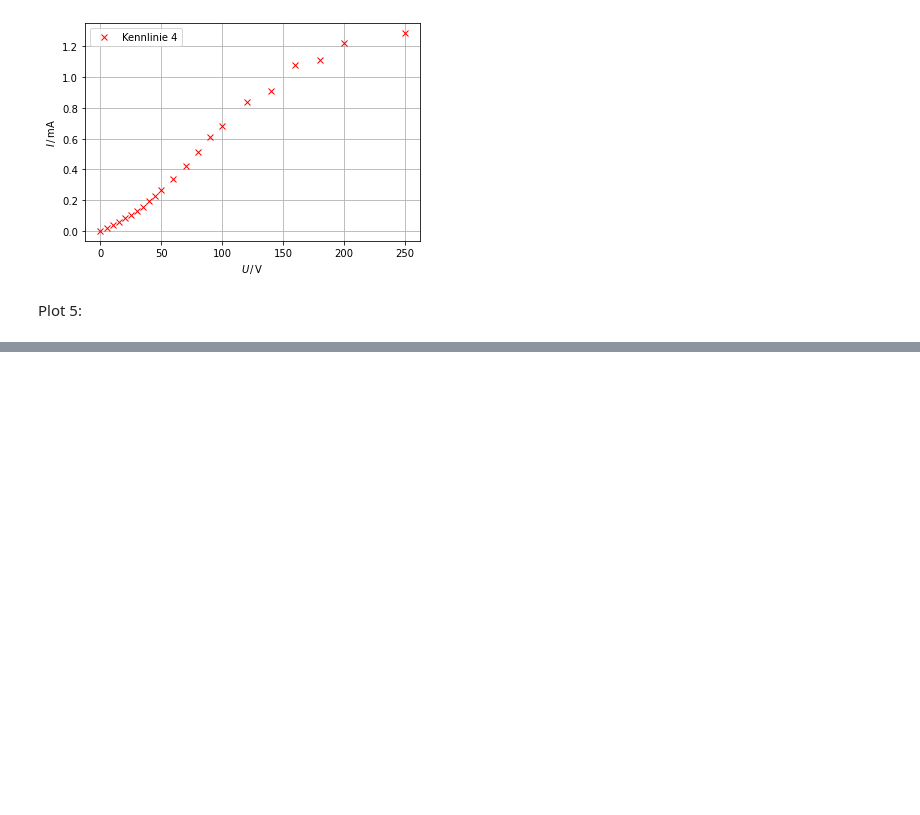
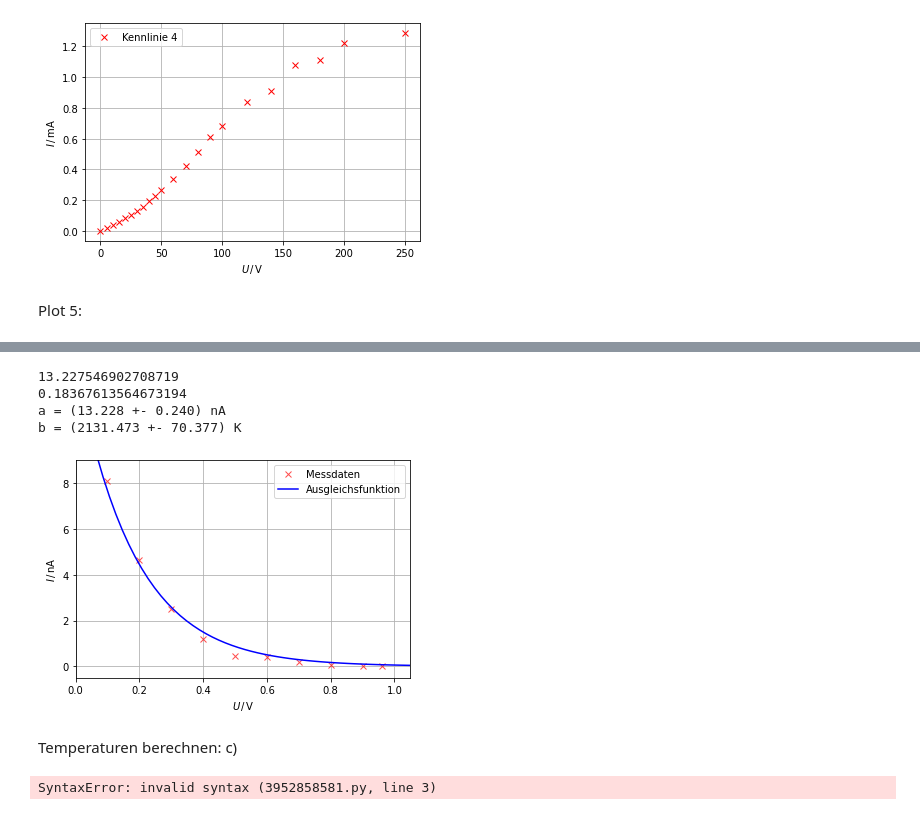
Before and after one commit to waerther/grundpraktikum2, a Jupyter notebook: v504/auswertung.ipynb, the cells around one changed output, grey strips where cells are left out. Saved outputs shown, nothing was run; the diff lists cells and outputs as text; code cells hidden in the pictures; blank space fills up the shorter version.

```diff
--- a/v504/auswertung.ipynb
+++ b/v504/auswertung.ipynb
@@ -177,0 +165,3 @@ b = (1.163 +- 0.034 )*10-3
+# %%
+md2 = pd.read_csv('tables/md2.csv')
+print(md2.to_latex(index = False, column_format= "c c", decimal=','))
@@ -177,0 +186,47 @@ b = (1.163 +- 0.034 )*10-3
+# %%
+np.savetxt('tables/md2.txt', md2.values, fmt='%.4f')
+U, I = np.genfromtxt('tables/md2.txt', unpack=True)
+
+plt.plot(U, I, 'xr', label = "Messdaten",  alpha = 0.7)
+
+def f(u, a, b):
+    return a * np.exp(-u / b)
+
+para, pcov = curve_fit(f, U, I)
+a, b = para
+fa, fb = np.sqrt(np.diag(pcov))
+
+ua = ufloat(a, fa)
+ub = ufloat(b, fb)
+
+xx = np.linspace(-0.5, 1.5, 100)
+plt.plot(xx, f(xx, a, b), '-b', label = "Ausgleichsfunktion")
+
+plt.xlabel(r'$U \, / \, \mathrm{V}$')
+plt.ylabel(r'$I \, / \, \mathrm{nA}$')
+plt.legend(loc="best")
+plt.grid(True)
+plt.xlim(0, 1.05)
+plt.ylim(-0.5, 9)
+
+ub = const.elementary_charge * ub / const.Boltzmann # nach umformen im exponenten
+
+print(a)
+print(b)
+
+print('a = (%.3f +- %.3f) nA' % (noms(ua), stds(ua)))
+print('b = (%.3f +- %.3f) K' % (noms(ub), stds(ub)))
+# %% [output]
+13.227546902708719
+0.18367613564673194
+a = (13.228 +- 0.240) nA
+b = (2131.473 +- 70.377) K
+[figure, added]
+# %% [markdown]
+Temperaturen berechnen: c)
+# %%
+def T(u, i):
+    f = 0.32; eta = 0.28; sigma = 5.7e-12; Nwl =1
+    return T = ( (u * i - Nwl) / (f*eta*sigma) )**(1/4)
+# %% [output]
+SyntaxError: invalid syntax (3952858581.py, line 3)
```
Also changed, not shown: parts of 6 cells of this notebook, 10 other files.
